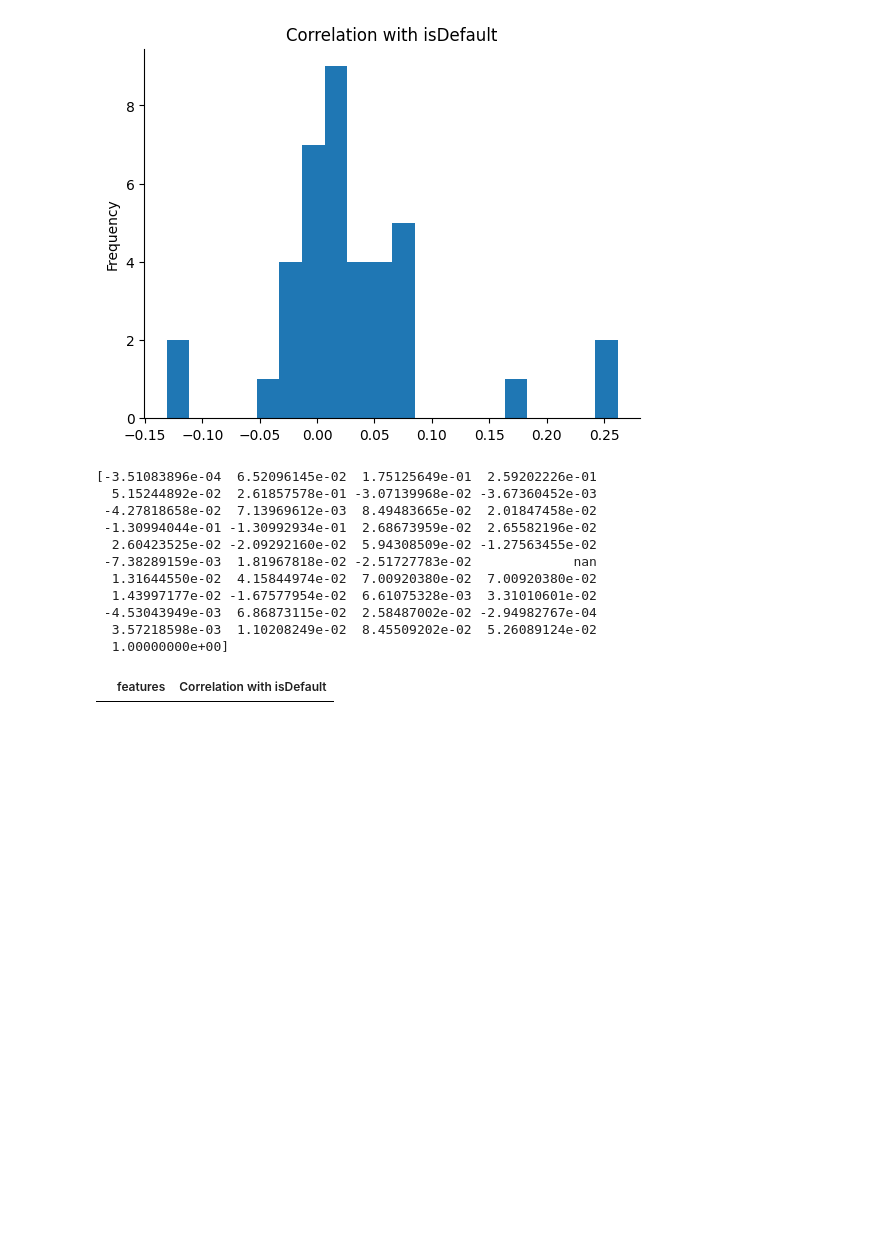
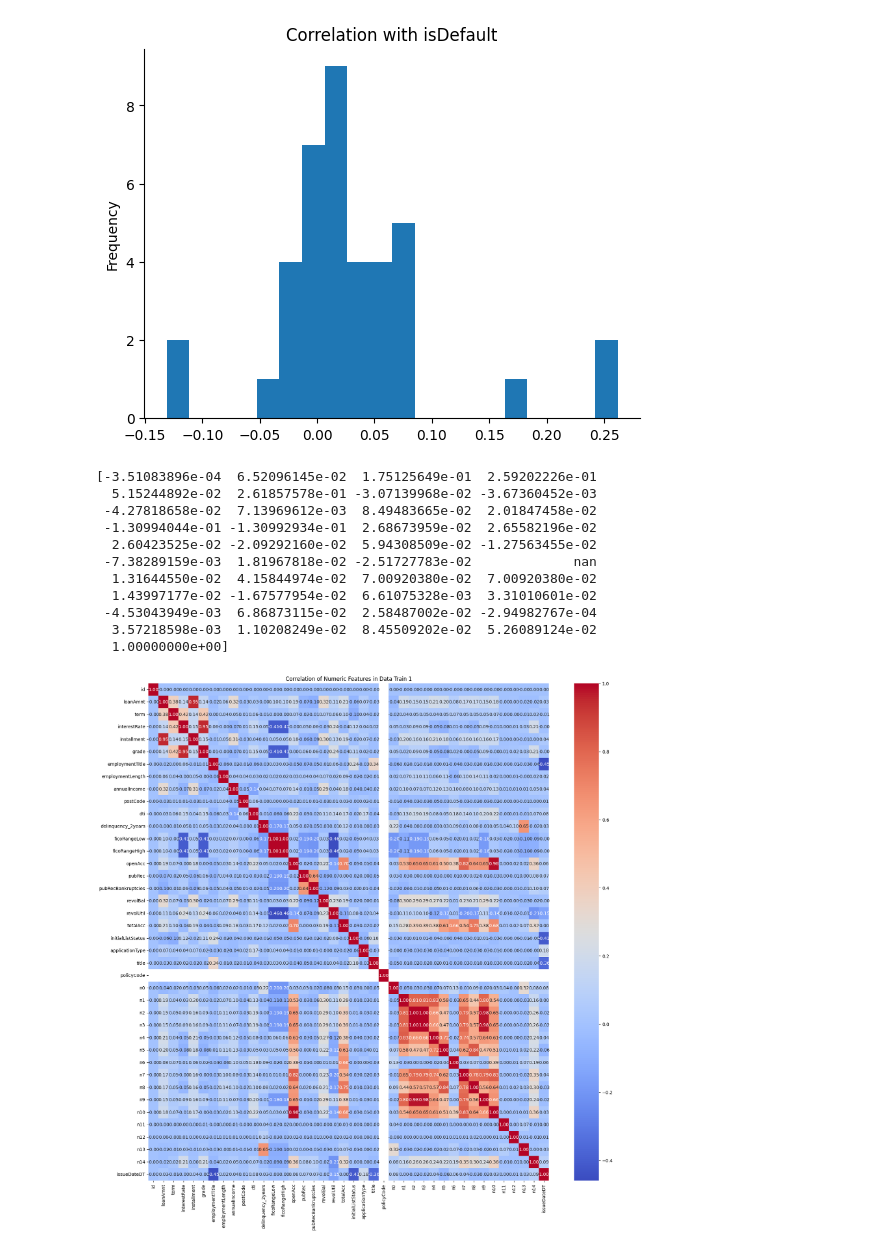
Before and after one commit to NancyNi27/Alibaba-Tianchi-Loan-Default-Prediction, a Jupyter notebook: iteration4.ipynb, the cells around one changed output. Drawn from its saved outputs; the diff is of its cells as text; code cells hidden in the pictures; blank space fills up the shorter version.

```diff
--- a/iteration4.ipynb
+++ b/iteration4.ipynb
@@ -730,29 +704,28 @@ print(correlation_vector)
  -4.53043949e-03  6.86873115e-02  2.58487002e-02 -2.94982767e-04
   3.57218598e-03  1.10208249e-02  8.45509202e-02  5.26089124e-02
   1.00000000e+00]
-# %%
-import numpy as np
-
-correlation_data = {
-    'features': ['id', 'loanAmnt', 'term', 'interestRate', 'installment', 'grade', 'employmentTitle',
-                 'employmentLength', 'annualIncome', 'postCode', 'dti', 'delinquency_2years',
-                 'ficoRangeLow', 'ficoRangeHigh', 'openAcc', 'pubRec', 'pubRecBankruptcies',
-                 'revolBal', 'revolUtil', 'totalAcc', 'initialListStatus', 'applicationType', 'title',
-                 'policyCode', 'n0', 'n1', 'n2', 'n3', 'n4', 'n5', 'n6', 'n7', 'n8', 'n9', 'n10',
-                 'n11', 'n12', 'n13', 'n14', 'issueDateDT'],
-    'Correlation with isDefault': [-0.000351, 0.065210, 0.175126, 0.259202, 0.051524, 0.261858,
-                                    -0.030714, -0.003674, -0.042782, 0.007140, 0.084948,
-                                    0.020185, -0.130994, -0.130993, 0.026867, 0.026558,
-                                    0.026042, -0.020929, 0.059431, -0.012756, -0.007383,
-                                    0.018197, -0.025173, None, 0.013164, 0.041584, 0.070092, 0.070092, 0.014400, -0.016758,
-                                    0.006611, 0.033101, -0.004530, 0.068687, 0.025849, -0.000295, 0.003572, 0.011021, 0.084551, 0.052609]
-}
-
-correlation_df = pd.DataFrame(correlation_data)
-
-# |correlation| >= 0.4
-strong_correlations = correlation_df[correlation_df['Correlation with isDefault'].abs() >= 0.4]
-
-strong_correlations
-# %% [output]
-|  | features | Correlation with isDefault |
+# %%
+from pyspark.ml.feature import VectorAssembler
+from pyspark.ml.stat import Correlation
+from pyspark.sql.functions import col
+import pandas as pd
+import seaborn as sns
+import matplotlib.pyplot as plt
+
+numeric_features = [t[0] for t in data_train1.dtypes if t[1] in ['int', 'double', 'float'] and t[0] != 'isDefault']
+
+assembler = VectorAssembler(inputCols=numeric_features, outputCol="features")
+assembled_data = assembler.transform(data_train1)
+
+correlation_matrix = Correlation.corr(assembled_data, "features").head()[0]
+
+correlation_pd = pd.DataFrame(correlation_matrix.toArray())
+correlation_pd.index = numeric_features
+correlation_pd.columns = numeric_features
+
+plt.figure(figsize=(20, 20))
+sns.heatmap(correlation_pd, annot=True, fmt=".2f", cmap='coolwarm')
+plt.title('Correlation of Numeric Features in Data Train 1')
+plt.show()
+# %% [output]
+[figure, added]
```
Also changed, not shown: parts of 1 cell of this notebook.
